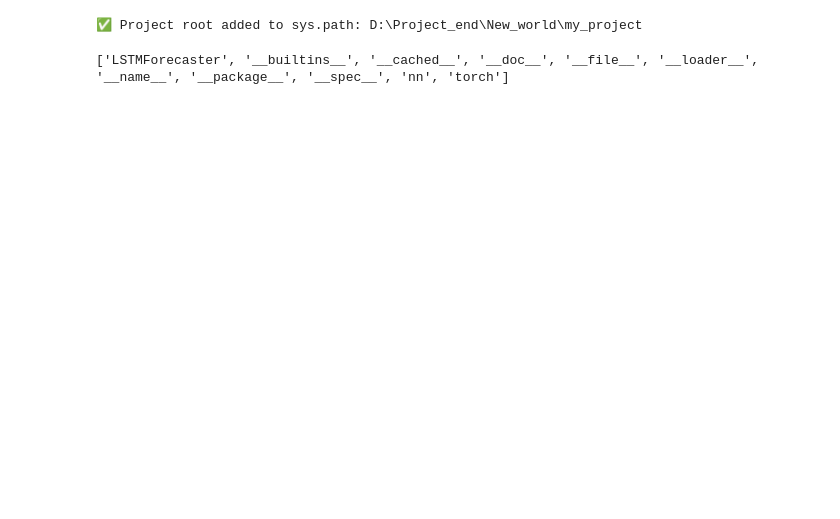
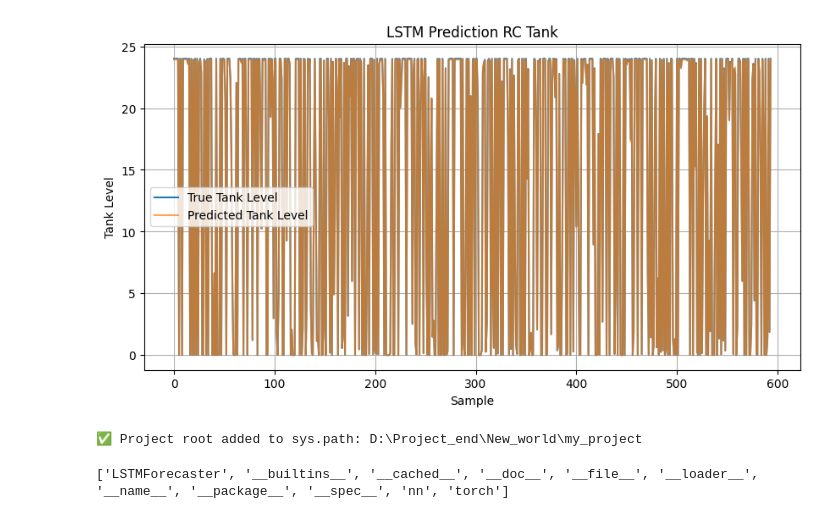
Before and after one commit to MizuSakura/NEW_WORLD, a Jupyter notebook: notebooks/ex01.ipynb, the cells around one changed output. Cells and saved outputs as stored; diff of their text form; code cells hidden in the pictures; blank space fills up the shorter version.

```diff
--- a/notebooks/ex01.ipynb
+++ b/notebooks/ex01.ipynb
@@ -68,7 +84,7 @@ import joblib
 # -----------------------------
 # Load dataset
 # -----------------------------
-data_file = r"D:\Project_end\New_world\my_project\data\raw\pwm_duty_0.10_freq_0.10_pwm.csv"
+data_file = r"D:\Project_end\New_world\my_project\data\raw\pwm_duty_0.56_freq_0.01_pwm.csv"
 df = pd.read_csv(data_file)
 
 # -----------------------------
@@ -181,3 +207,4 @@ FileNotFoundError: [Errno 2] No such file or directory: 'D:\\Project_end\\New_wo
+[figure, added]
 # %%
 import sys
 from pathlib import Path
```
Also changed, not shown: parts of 4 cells of this notebook.
